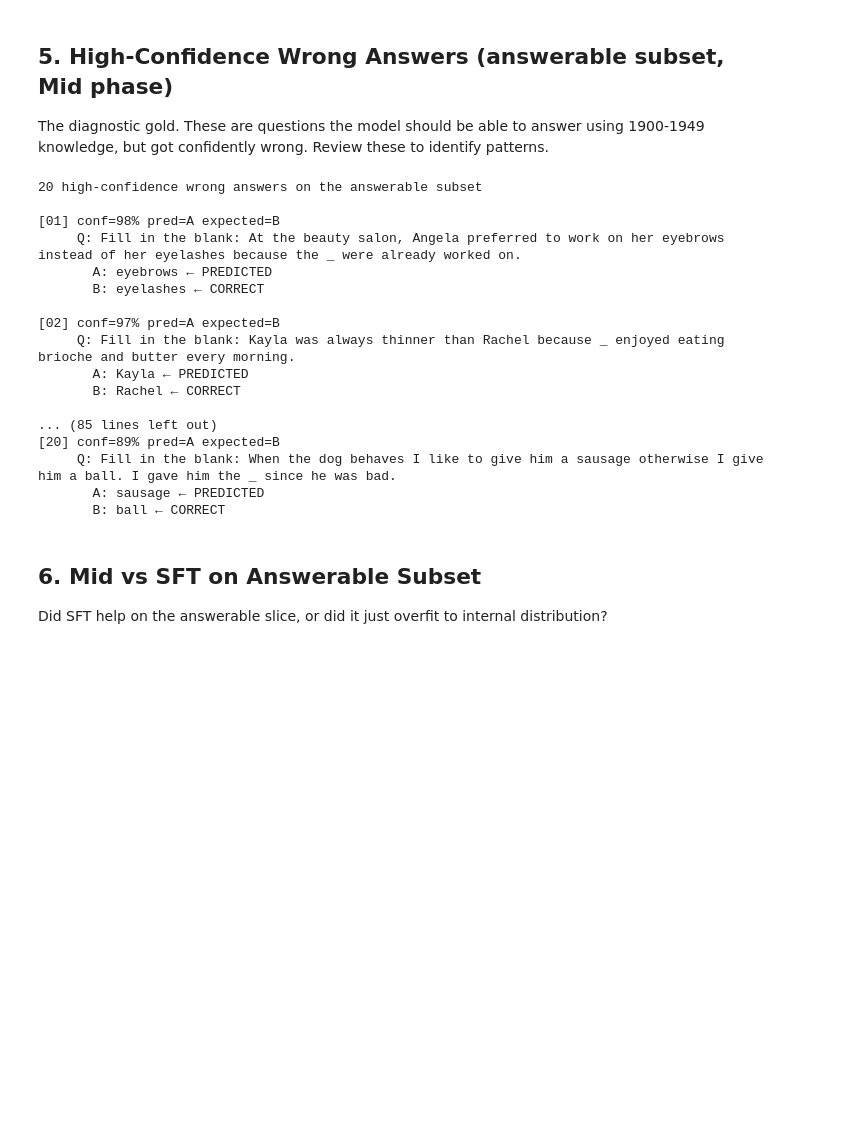
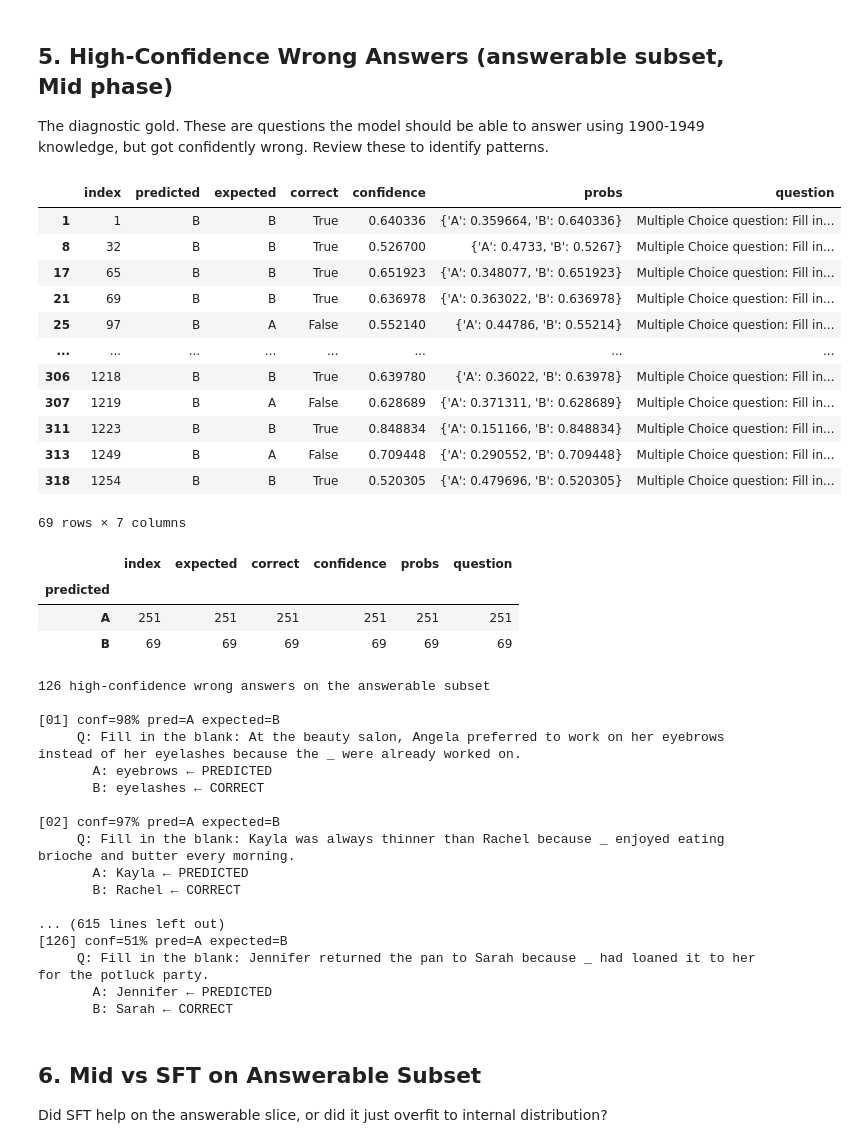
Before and after one commit to danielyoon2013/hist-llm, a Jupyter notebook: notebooks/error_analysis_winogrande.ipynb, the cells around one changed output. Cells and saved outputs as stored; diff of their text form; code cells hidden in the pictures; blank space fills up the shorter version.

```diff
--- a/notebooks/error_analysis_winogrande.ipynb
+++ b/notebooks/error_analysis_winogrande.ipynb
@@ -172,8 +172,31 @@ plt.show()
 ## 5. High-Confidence Wrong Answers (answerable subset, Mid phase)
 
 The diagnostic gold. These are questions the model should be able to answer using 1900-1949 knowledge, but got confidently wrong. Review these to identify patterns.
+# %%
+dfs["mid_final"][dfs['mid_final']["predicted"] == "B"]
+# %% [output]
+|  | index | predicted | expected | correct | confidence | probs | question |
+| 1 | 1 | B | B | True | 0.640336 | {'A': 0.359664, 'B': 0.640336} | Multiple Choice question: Fill in... |
+| 8 | 32 | B | B | True | 0.526700 | {'A': 0.4733, 'B': 0.5267} | Multiple Choice question: Fill in... |
+| 17 | 65 | B | B | True | 0.651923 | {'A': 0.348077, 'B': 0.651923} | Multiple Choice question: Fill in... |
+| 21 | 69 | B | B | True | 0.636978 | {'A': 0.363022, 'B': 0.636978} | Multiple Choice question: Fill in... |
+| 25 | 97 | B | A | False | 0.552140 | {'A': 0.44786, 'B': 0.55214} | Multiple Choice question: Fill in... |
+| ... | ... | ... | ... | ... | ... | ... | ... |
+| 306 | 1218 | B | B | True | 0.639780 | {'A': 0.36022, 'B': 0.63978} | Multiple Choice question: Fill in... |
+| 307 | 1219 | B | A | False | 0.628689 | {'A': 0.371311, 'B': 0.628689} | Multiple Choice question: Fill in... |
+| 311 | 1223 | B | B | True | 0.848834 | {'A': 0.151166, 'B': 0.848834} | Multiple Choice question: Fill in... |
+| 313 | 1249 | B | A | False | 0.709448 | {'A': 0.290552, 'B': 0.709448} | Multiple Choice question: Fill in... |
+| 318 | 1254 | B | B | True | 0.520305 | {'A': 0.479696, 'B': 0.520305} | Multiple Choice question: Fill in... |
+69 rows × 7 columns
+# %%
+dfs['mid_final'].groupby("predicted").count()
+# %% [output]
+|  | index | expected | correct | confidence | probs | question |
+| predicted |  |  |  |  |  |  |
+| A | 251 | 251 | 251 | 251 | 251 | 251 |
+| B | 69 | 69 | 69 | 69 | 69 | 69 |
 # %%
-wrong = high_confidence_wrong(dfs['mid_final'], classes, label_filter='answerable', n=20, min_conf=0.5)
+wrong = high_confidence_wrong(dfs['mid_final'], classes, label_filter='answerable', n=300, min_conf=0.5)
 print(f'{len(wrong)} high-confidence wrong answers on the answerable subset\n')
 
 for i, (_, row) in enumerate(wrong.iterrows(), 1):
@@ -185,7 +208,7 @@ for i, (_, row) in enumerate(wrong.iterrows(), 1):
         print(f'       {L}: {parsed["choices"][L][:160]}{mark}')
     print()
 # %% [output]
-20 high-confidence wrong answers on the answerable subset
+126 high-confidence wrong answers on the answerable subset
 
 [01] conf=98% pred=A expected=B
      Q: Fill in the blank: At the beauty salon, Angela preferred to work on her eyebrows instead of her eyelashes because the _ were already worked on.
@@ -197,11 +220,11 @@ for i, (_, row) in enumerate(wrong.iterrows(), 1):
        A: Kayla ← PREDICTED
        B: Rachel ← CORRECT
 
-... (85 lines left out)
-[20] conf=89% pred=A expected=B
-     Q: Fill in the blank: When the dog behaves I like to give him a sausage otherwise I give him a ball. I gave him the _ since he was bad.
-       A: sausage ← PREDICTED
-       B: ball ← CORRECT
+... (615 lines left out)
+[126] conf=51% pred=A expected=B
+     Q: Fill in the blank: Jennifer returned the pan to Sarah because _ had loaned it to her for the potluck party.
+       A: Jennifer ← PREDICTED
+       B: Sarah ← CORRECT
 # %% [markdown]
 ## 6. Mid vs SFT on Answerable Subset
 
```
Also changed, not shown: 10 other files.
